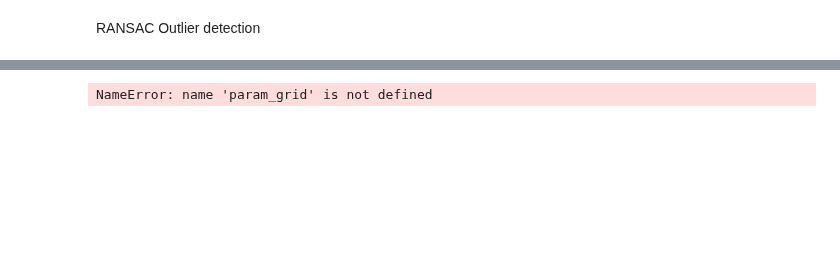
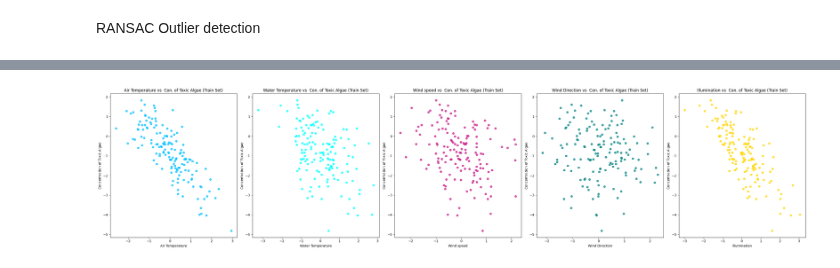
Before and after one commit to goncalomachadoribeiro/Machine-Learning-1st-Semester-2024-2025, a Jupyter notebook: Project_1_1.ipynb, the cells around one changed output, grey strips where cells are left out. Cells and saved outputs as stored; diff of their text form; code cells hidden in the pictures; blank space fills up the shorter version.

```diff
--- a/Project_1_1.ipynb
+++ b/Project_1_1.ipynb
@@ -319,11 +142,19 @@ MSE of OLS: 23.897328287426
-# %%
-grid_search = GridSearchCV(en, param_grid, cv=5, scoring='neg_mean_squared_error')
-y__cv = grid_search.fit(train_data_inliers[train_features], train_data_inliers['Y_train'])
-
-best_params = grid_search.best_params_
-
-
-
-print(f"Best Parameters: {best_params}")
-# %% [output]
-NameError: name 'param_grid' is not defined
+# %%
+HuberRegressor = HuberRegressor().fit(train_data_unfiltered[train_features], train_data_unfiltered['Y_train'])
+y_pred_OLS = HuberRegressor.predict(train_data_unfiltered[train_features])
+residuals = np.square(train_data_unfiltered['Y_train'] - y_pred_OLS)
+threshold = np.percentile(residuals, 75)
+least_residual_points = train_data_unfiltered[residuals < threshold]
+X_train, X_val, Y_train, Y_val = train_test_split(least_residual_points[train_features],least_residual_points['Y_train'],test_size=0.3, random_state=42)
+fig, axes = plt.subplots(1, 5, figsize=(30, 7))
+
+for i, feature in enumerate(train_features):
+    axes[i].scatter(least_residual_points[feature], least_residual_points['Y_train'], alpha=0.7, color = colours[i])
+    axes[i].set_title(f'{feature} vs  Con. of Toxic Algae (Train Set)')
+    axes[i].set_xlabel(feature)
+    axes[i].set_ylabel('Concentration of Toxic Algae')
+
+plt.tight_layout()
+plt.show()
+# %% [output]
+[figure, added]
```
Also changed, not shown: parts of 14 cells of this notebook.
